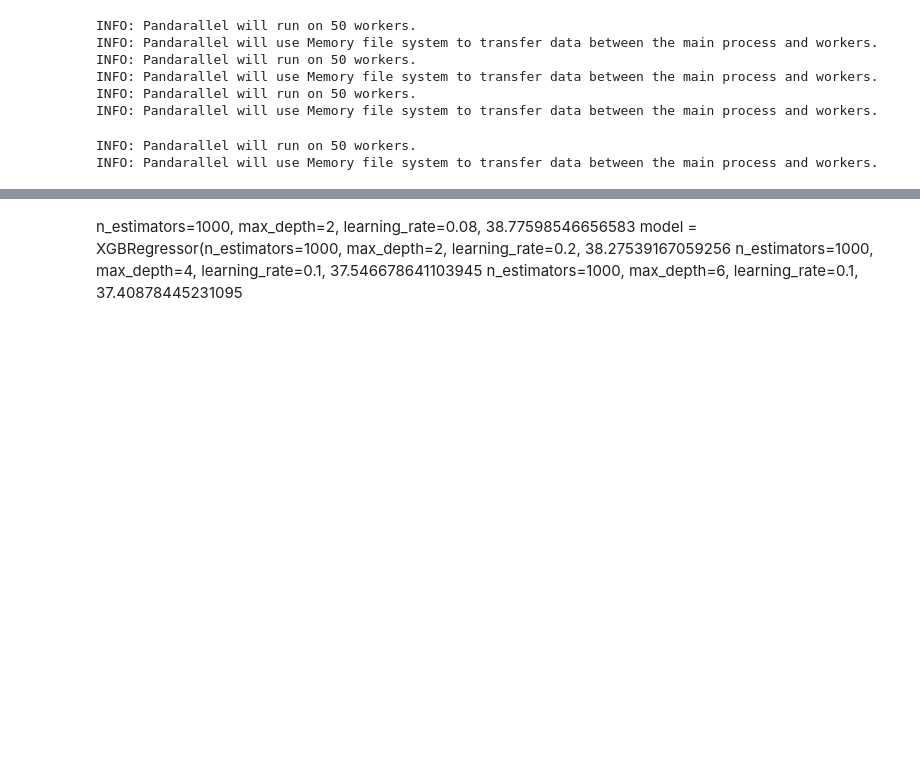
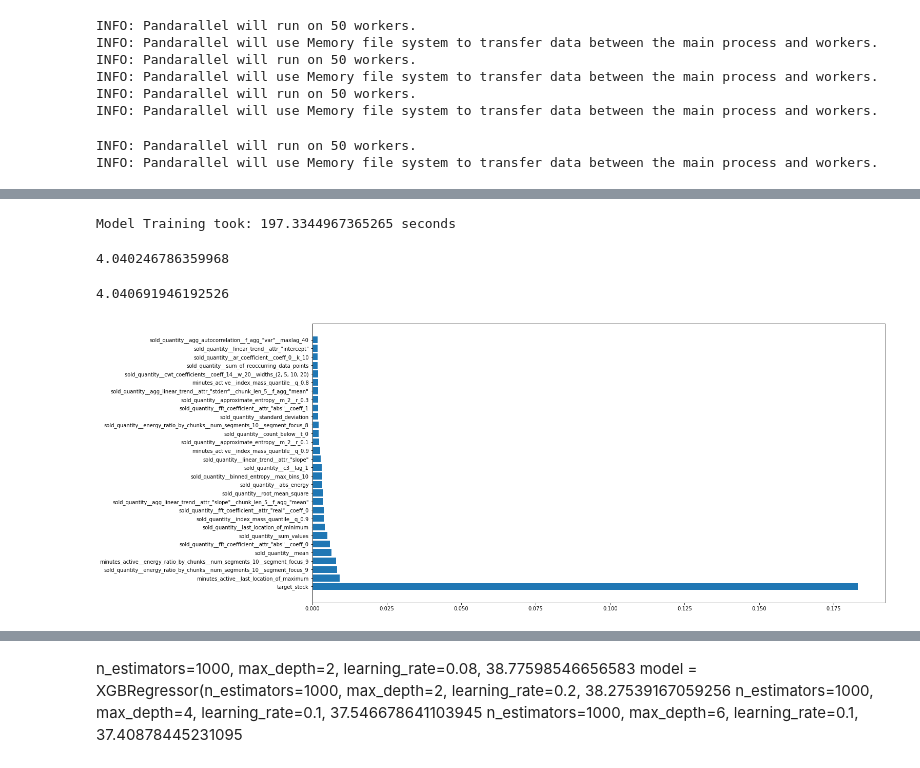
Before and after one commit to eduagarcia/meli-challenge-2021, a Jupyter notebook: predict_test.ipynb, the cells around one changed output, grey strips where cells are left out. Cells and saved outputs as stored; diff of their text form; code cells hidden in the pictures; blank space fills up the shorter version.

```diff
--- a/predict_test.ipynb
+++ b/predict_test.ipynb
@@ -388,3 +304,24 @@ X_train, X_val, y_train, y_val = train_test_split(X, y, test_size=0.3, random_st
+# %%
+start_time = time.time()
+model = RandomForestClassifier(n_estimators=100, max_depth=15, n_jobs=20, max_samples=0.6)
+model.fit(X_train, y_train)
+print("Model Training took:", str(time.time() - start_time), "seconds")
+y_pred = model.predict_proba(X_val)
+y_pred = (y_pred/y_pred.sum(axis=1)[:,None]).round(4)
+rps(y_pred, np.eye(30)[y_val.astype(int)])
+# %% [output]
+Model Training took: 197.3344967365265 seconds
+4.040246786359968
+# %%
+preds = model.predict_proba(X_test)
+preds = (preds/preds.sum(axis=1)[:,None]).round(4)
+rps(preds, ground_truth)
+# %% [output]
+4.040691946192526
+# %%
+print_feature_importance(model.feature_importances_, features)
+# %% [output]
+[figure, added]
 # %%
 from xgboost import XGBClassifier
 #model = MultiOutputRegressor(XGBRegressor(
```
Also changed, not shown: parts of 69 cells of this notebook, 9 other files.
